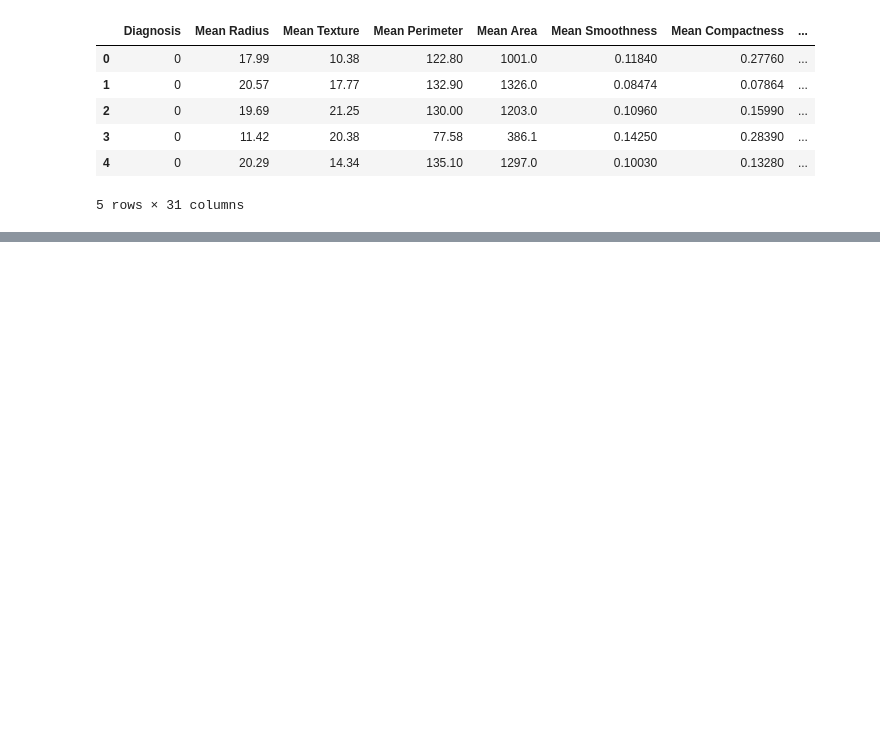
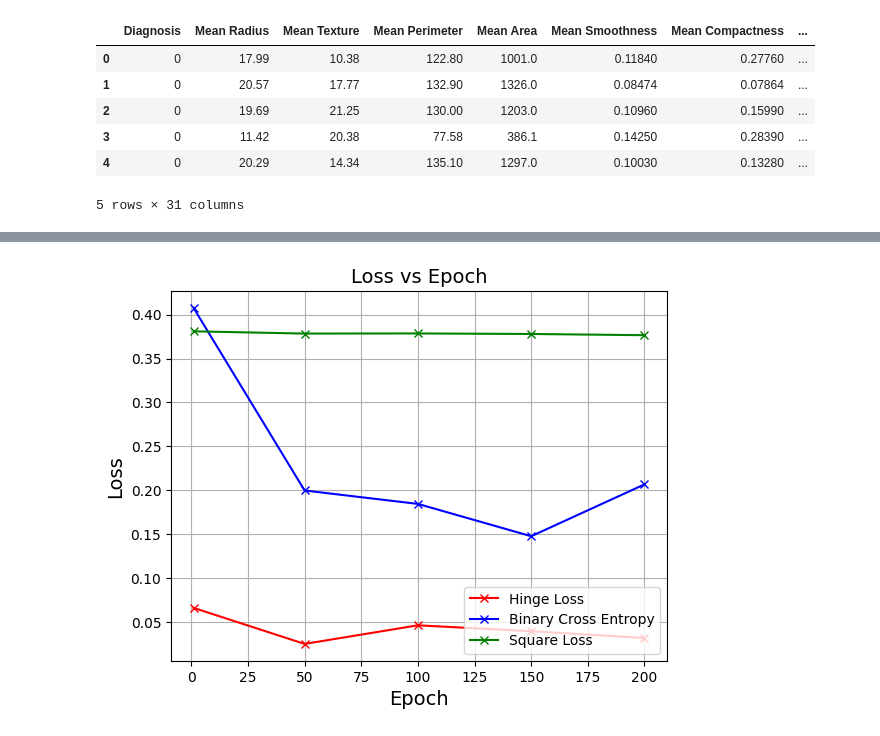
Before and after one commit to Rida-and-Bhavika-Swag-Codes/F20BC-ANN, a Jupyter notebook: Preprocessing.ipynb, the cells around one changed output, grey strips where cells are left out. Cells and saved outputs as stored; diff of their text form; code cells hidden in the pictures; blank space fills up the shorter version.

```diff
--- a/Preprocessing.ipynb
+++ b/Preprocessing.ipynb
@@ -78,0 +105,12 @@ Accuracy of 93% observed with learning rate 0.008, 10 nodes in 1 hidden layer, 2
+# %%
+plt.plot(epochs, hingeloss, color = "Red", label = "Hinge Loss", marker = "x")
+plt.plot(epochs, bce, color = "Blue", label = "Binary Cross Entropy", marker = "x")
+plt.plot(epochs, sl, color = "Green", label = "Square Loss", marker = "x")
+plt.title('Loss vs Epoch', fontsize = 14)
+plt.xlabel('Epoch', fontsize = 14)
+plt.ylabel('Loss', fontsize = 14)
+plt.legend(loc = "lower right")
+plt.grid(True)
+plt.show()
+# %% [output]
+[figure, added]
```
Also changed, not shown: parts of 16 cells of this notebook, 2 other files.
